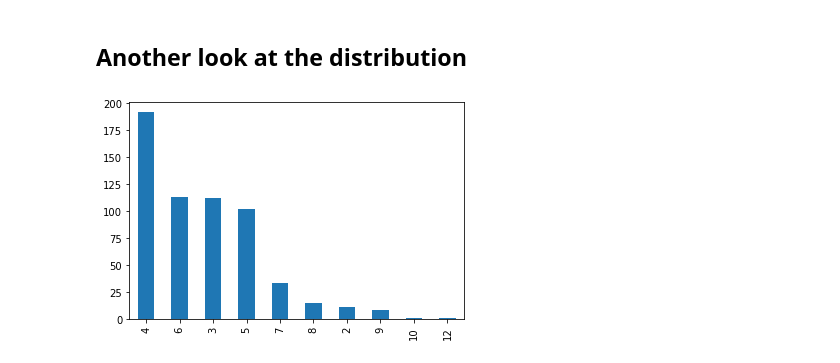
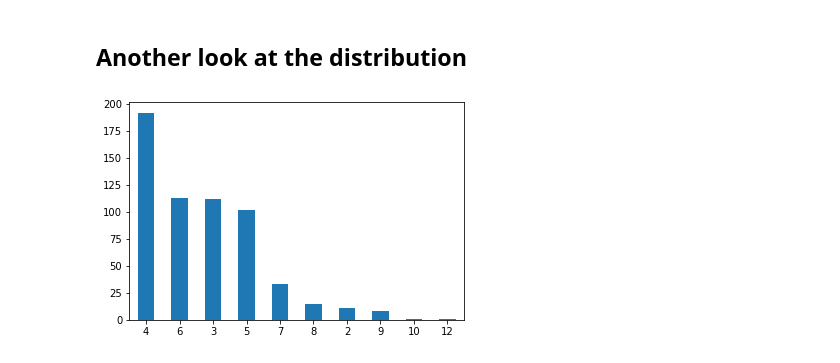
Before and after one commit to nate-walter/Words-From-The-Eye-Chart, a Jupyter notebook: Snellen_Words.ipynb, the cells around one changed output. Drawn from its saved outputs; the diff is of its cells as text; code cells hidden in the pictures.

Commit message:
rotated xticks of value_counts.plot

```diff
--- a/Snellen_Words.ipynb
+++ b/Snellen_Words.ipynb
@@ -984,6 +984,6 @@ counts.plot.kde();
 # %% [markdown]
 ## Another look at the distribution
 # %%
-data['length'].value_counts().plot(kind='bar');
+data['length'].value_counts().plot(kind='bar', rot=0);
 # %% [output]
-[figure, old version]
+[figure, new version]
```
